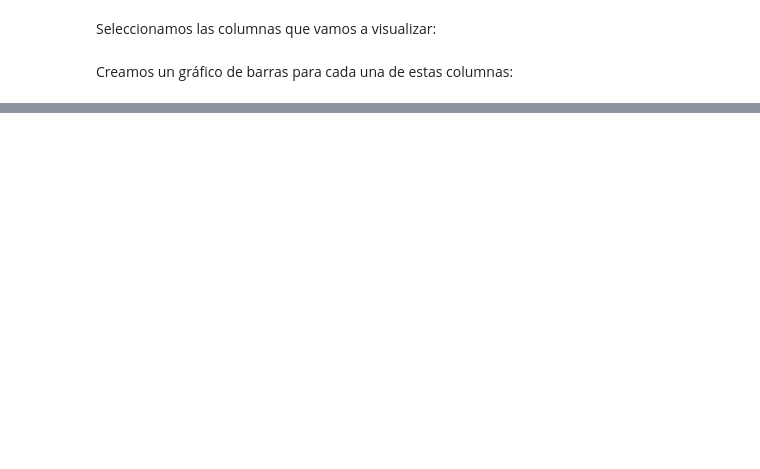
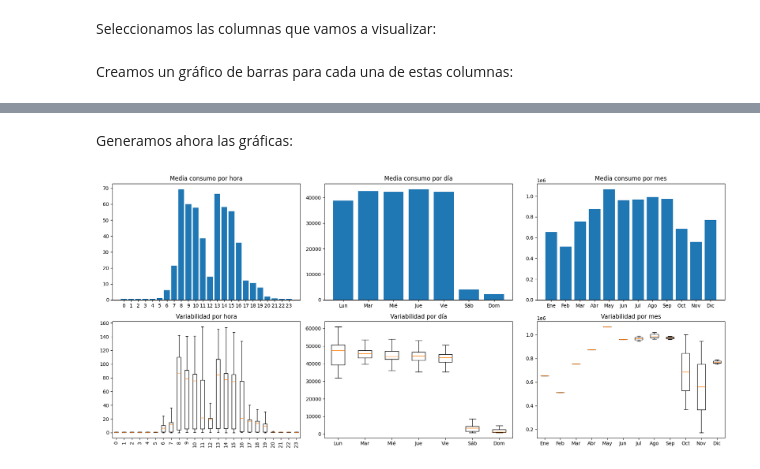
Before and after one commit to SalvatoreMolina/ConsumoChamchury, a Jupyter notebook: NotebookConsumoChomchuri.ipynb, the cells around one changed output, grey strips where cells are left out. Cells and saved outputs as stored; diff of their text form; code cells hidden in the pictures; blank space fills up the shorter version.

```diff
--- a/NotebookConsumoChomchuri.ipynb
+++ b/NotebookConsumoChomchuri.ipynb
@@ -253,0 +283,4 @@ plt.show()
+# %%
+df = df[['Date', 'Hour', 'DateOnly','YearMonth','TotalZ1','TotalZ2','TotalZ3','TotalZ4','TotalZ5']]
+
+df.head()
@@ -253,0 +296,3 @@ plt.show()
+# %%
+df['TotalPiso'] = df[['TotalZ1','TotalZ2','TotalZ3','TotalZ4','TotalZ5']].sum(axis=1)
+df.head()
@@ -253,0 +306,64 @@ plt.show()
+# %% [markdown]
+Generamos ahora las gráficas:
+# %%
+# ---------------- MEDIAS ----------------
+media_por_hora = df.groupby('Hour')['TotalPiso'].mean()
+
+df_diario = df.groupby('DateOnly')['TotalPiso'].sum().reset_index()
+df_diario['DayOfTheWeek'] = pd.to_datetime(df_diario['DateOnly']).dt.dayofweek
+media_por_dia = df_diario.groupby('DayOfTheWeek')['TotalPiso'].mean()
+
+df_mensual = df.groupby(pd.to_datetime(df['DateOnly']).dt.to_period('M'))['TotalPiso'].sum().reset_index()
+df_mensual['Month'] = df_mensual['DateOnly'].dt.month
+media_por_mes = df_mensual.groupby('Month')['TotalPiso'].mean()
+
+# ---------------- PREPARAR DATOS PARA BOXPLOTS ----------------
+df['Month'] = pd.to_datetime(df['DateOnly']).dt.month
+
+# consumo por hora
+datos_hora = [df[df['Hour'] == h]['TotalPiso'] for h in range(24)]
+
+# consumo por día (usando suma diaria)
+datos_dia = [df_diario[df_diario['DayOfTheWeek'] == d]['TotalPiso'] for d in range(7)]
+
+# consumo por mes (usando suma mensual)
+datos_mes = [df_mensual[df_mensual['Month'] == m]['TotalPiso'] for m in range(1,13)]
+
+# ---------------- GRÁFICOS ----------------
+fig, axes = plt.subplots(2, 3, figsize=(18,8))
+
+# ----- MEDIAS -----
+axes[0,0].bar(media_por_hora.index, media_por_hora.values)
+axes[0,0].set_title("Media consumo por hora")
+axes[0,0].set_xticks(range(24))
+
+axes[0,1].bar(media_por_dia.index, media_por_dia.values)
+axes[0,1].set_title("Media consumo por día")
+axes[0,1].set_xticks(range(7))
+axes[0,1].set_xticklabels(dias)
+
+axes[0,2].bar(media_por_mes.index-1, media_por_mes.values)
+axes[0,2].set_title("Media consumo por mes")
+axes[0,2].set_xticks(range(12))
+axes[0,2].set_xticklabels(meses)
+
+# ----- BOXPLOTS (VARIABILIDAD) -----
+axes[1,0].boxplot(datos_hora, showfliers=False)
+axes[1,0].set_title("Variabilidad por hora")
+axes[1,0].set_xticks(range(1,25))
+axes[1,0].set_xticklabels(range(24), rotation=90)
+
+axes[1,1].boxplot(datos_dia, showfliers=False)
+axes[1,1].set_title("Variabilidad por día")
+axes[1,1].set_xticks(range(1,8))
+axes[1,1].set_xticklabels(dias)
+
+axes[1,2].boxplot(datos_mes, showfliers=False)
+axes[1,2].set_title("Variabilidad por mes")
+axes[1,2].set_xticks(range(1,13))
+axes[1,2].set_xticklabels(meses)
+
+plt.tight_layout()
+plt.show()
+# %% [output]
+[figure, added]
```
Also changed, not shown: parts of 14 cells of this notebook.
